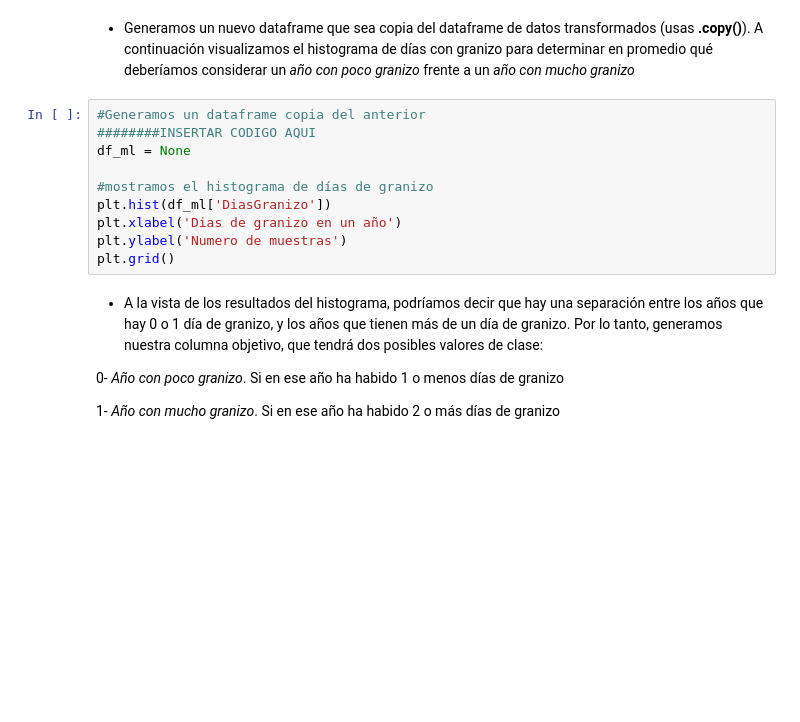
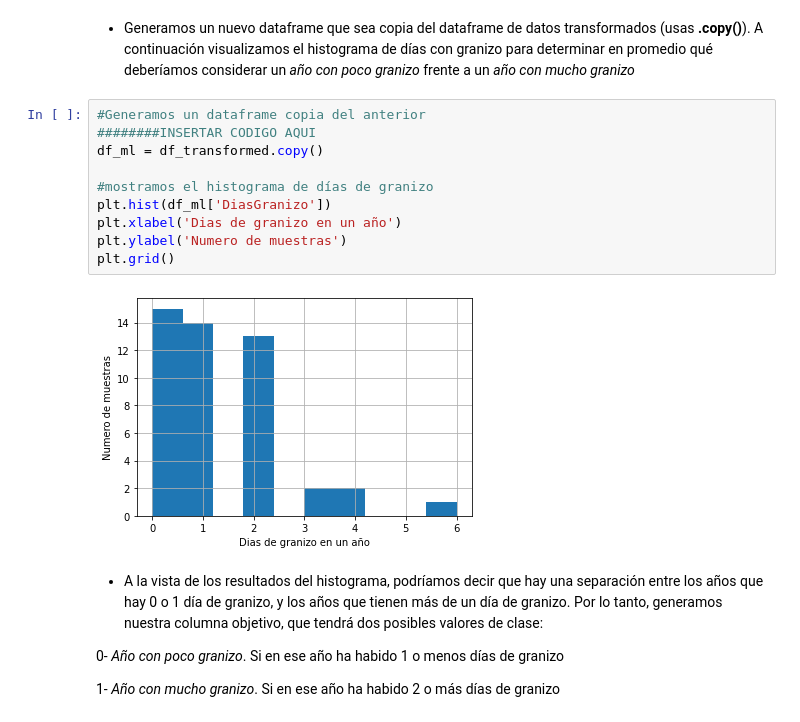
Before and after one commit to yuki/VIU_MASW, a Jupyter notebook: Actividad_2/Actividad_2_2_Alumno.ipynb, the cells around one changed output. Drawn from its saved outputs; the diff is of its cells as text; blank space fills up the shorter version.

```diff
--- a/Actividad_2/Actividad_2_2_Alumno.ipynb
+++ b/Actividad_2/Actividad_2_2_Alumno.ipynb
@@ -408,13 +415,15 @@ __Paso 1.__ Generación de un clasificador directamente sobre los datos
 # %%
 #Generamos un dataframe copia del anterior
 ########INSERTAR CODIGO AQUI
-df_ml = None
+df_ml = df_transformed.copy()
 
 #mostramos el histograma de días de granizo
 plt.hist(df_ml['DiasGranizo'])
 plt.xlabel('Dias de granizo en un año')
 plt.ylabel('Numero de muestras')
 plt.grid()
+# %% [output]
+[figure, added]
 # %% [markdown]
 * A la vista de los resultados del histograma, podríamos decir que hay una separación entre los años que hay 0 o 1 día de granizo, y los años que tienen más de un día de granizo. Por lo tanto, generamos nuestra columna objetivo, que tendrá dos posibles valores de clase:
 
```
Also changed, not shown: parts of 21 cells of this notebook.
